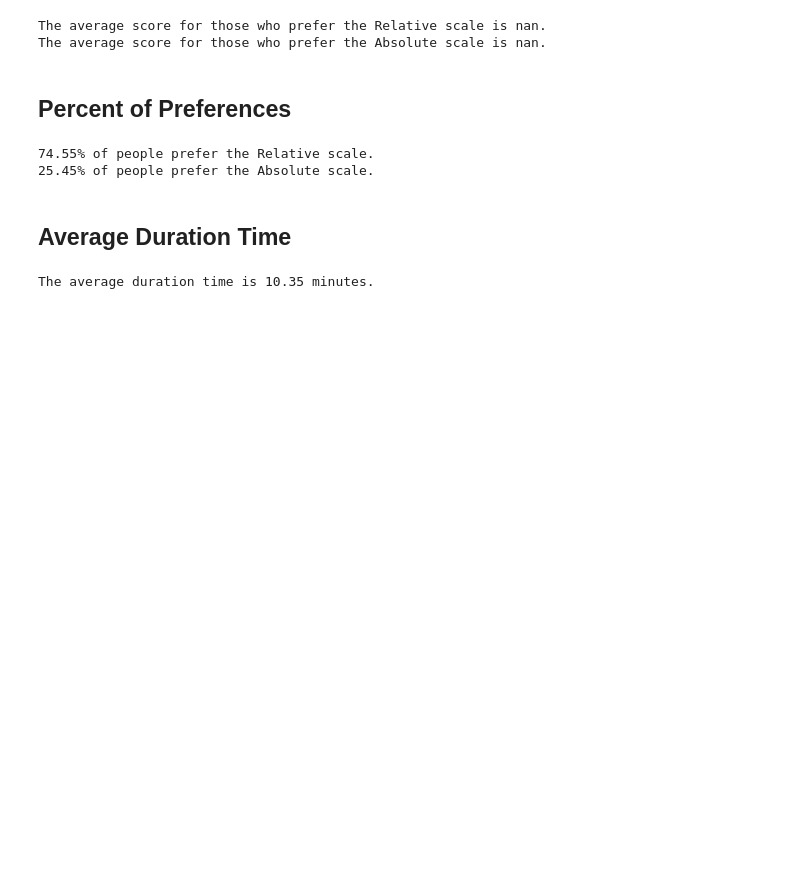
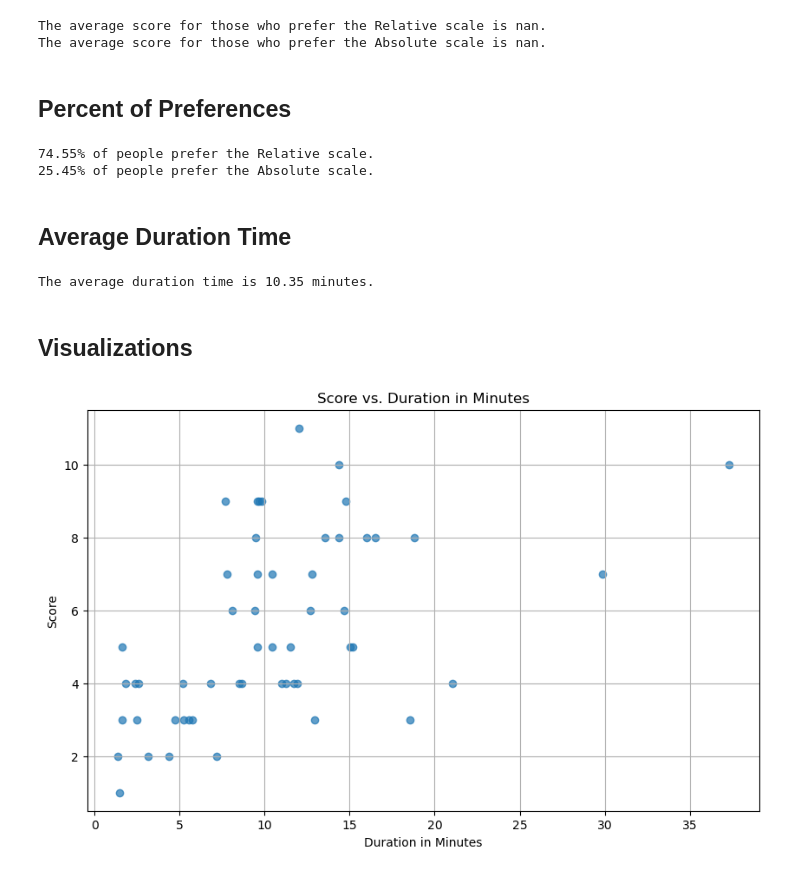
Before and after one commit to rsm-jee005/MGTA458Pilot, a Jupyter notebook: PilotAnalysis.ipynb, the cells around one changed output. Cells and saved outputs as stored; diff of their text form; code cells hidden in the pictures; blank space fills up the shorter version.

```diff
--- a/PilotAnalysis.ipynb
+++ b/PilotAnalysis.ipynb
@@ -497,3 +452,21 @@ average_duration = df_filtered['Duration_Minutes'].mean()
 print(f"The average duration time is {average_duration:.2f} minutes.")
 # %% [output]
 The average duration time is 10.35 minutes.
+# %% [markdown]
+## Visualizations
+# %%
+import matplotlib.pyplot as plt
+
+# Assuming 'df_filtered' is your DataFrame that contains the 'Score' and 'Duration_Minutes' columns.
+
+plt.figure(figsize=(10, 6))  # Sets the figure size
+plt.scatter(df_filtered['Duration_Minutes'], df_filtered['Score'], alpha=0.7)  # Plots the scatter plot
+
+plt.title('Score vs. Duration in Minutes')  # Sets the title of the plot
+plt.xlabel('Duration in Minutes')  # Sets the x-axis label
+plt.ylabel('Score')  # Sets the y-axis label
+plt.grid(True)  # Adds a grid for better readability
+
+plt.show()  # Displays the plot
+# %% [output]
+[figure, added]
```
Also changed, not shown: parts of 13 cells of this notebook.
